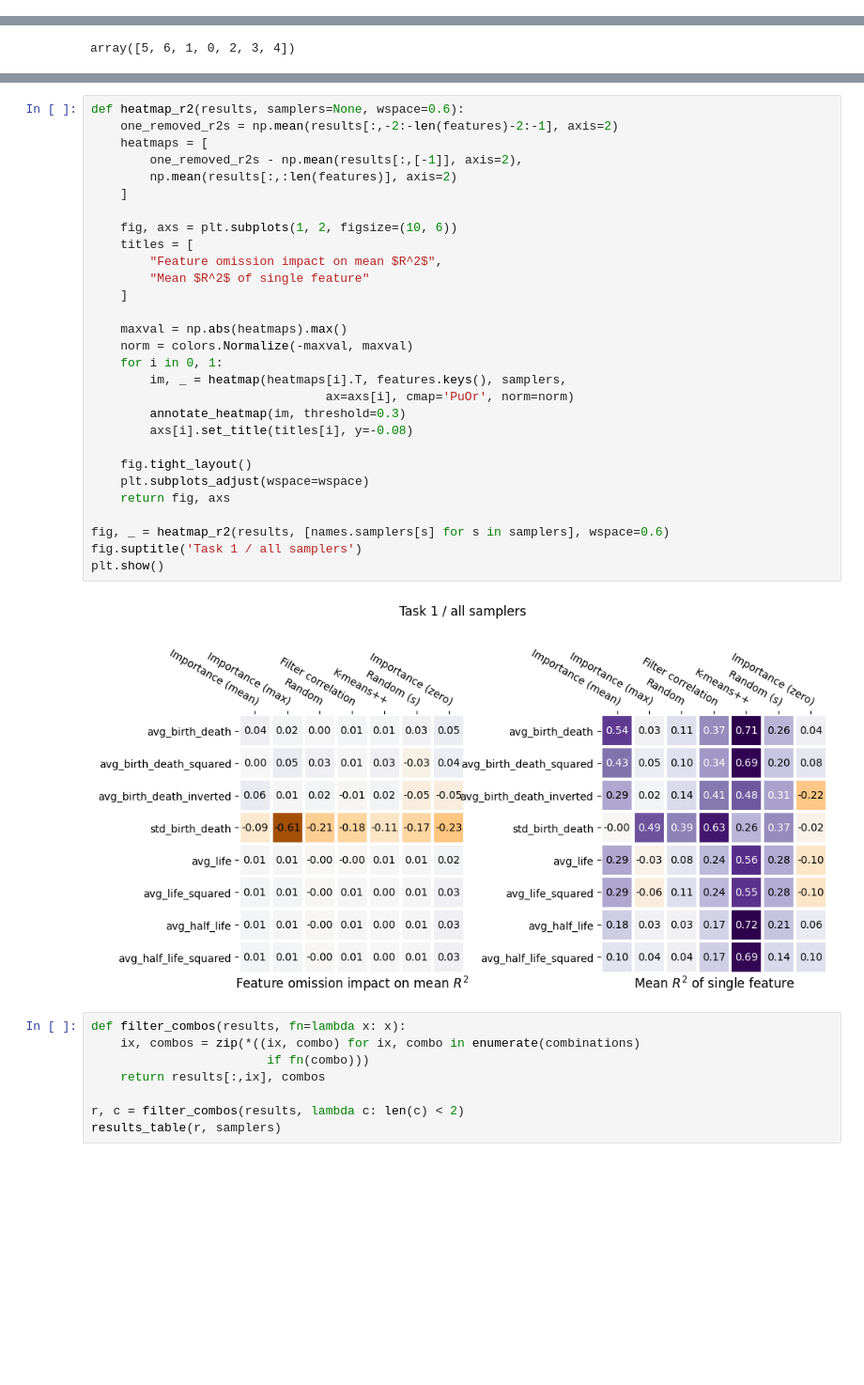
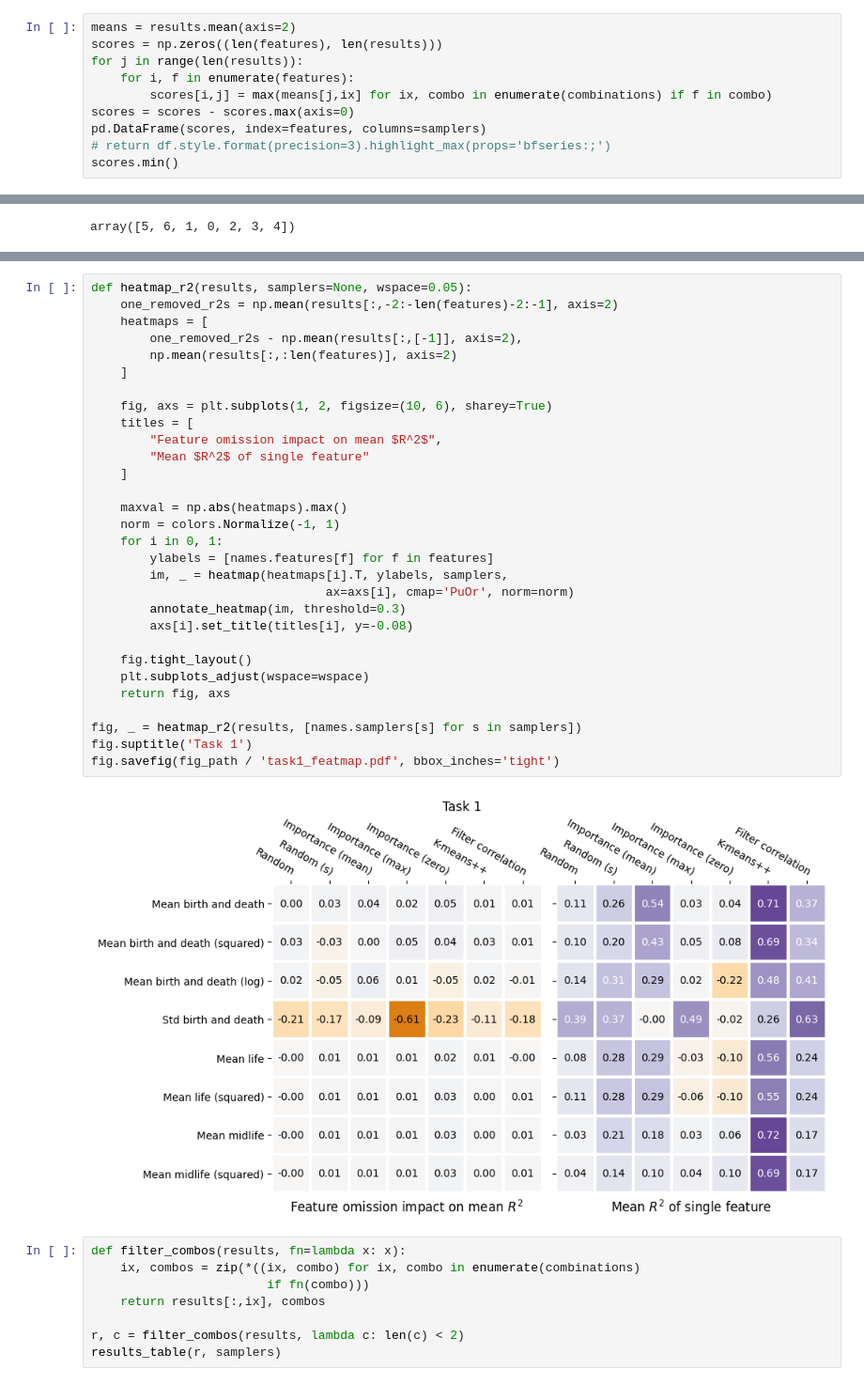
Before and after one commit to carpelli/tfm, a Jupyter notebook: tfm/notebooks/regression.ipynb, the cells around one changed output, grey strips where cells are left out. Shown at 94% size. Cells and saved outputs as stored; diff of their text form; blank space fills up the shorter version.

```diff
--- a/tfm/notebooks/regression.ipynb
+++ b/tfm/notebooks/regression.ipynb
@@ -149,0 +150,10 @@ best_selection_table(r, samplers)
+# %%
+means = results.mean(axis=2)
+scores = np.zeros((len(features), len(results)))
+for j in range(len(results)):
+	for i, f in enumerate(features):
+		scores[i,j] = max(means[j,ix] for ix, combo in enumerate(combinations) if f in combo)
+scores = scores - scores.max(axis=0)
+pd.DataFrame(scores, index=features, columns=samplers)
+# return df.style.format(precision=3).highlight_max(props='bfseries:;')
+scores.min()
@@ -255,36 +264,37 @@ plt.savefig('notebooks/out/figures/task1_violin_all.pdf', bbox_inches='tight')
 # %% [output]
 [figure]
 # %%
-def heatmap_r2(results, samplers=None, wspace=0.6):
+def heatmap_r2(results, samplers=None, wspace=0.05):
 	one_removed_r2s = np.mean(results[:,-2:-len(features)-2:-1], axis=2)
 	heatmaps = [
 		one_removed_r2s - np.mean(results[:,[-1]], axis=2),
 		np.mean(results[:,:len(features)], axis=2)
 	]
 
-	fig, axs = plt.subplots(1, 2, figsize=(10, 6))
+	fig, axs = plt.subplots(1, 2, figsize=(10, 6), sharey=True)
 	titles = [
 		"Feature omission impact on mean $R^2$",
 		"Mean $R^2$ of single feature"
 	]
 
 	maxval = np.abs(heatmaps).max()
-	norm = colors.Normalize(-maxval, maxval)
+	norm = colors.Normalize(-1, 1)
 	for i in 0, 1:
-		im, _ = heatmap(heatmaps[i].T, features.keys(), samplers,
+		ylabels = [names.features[f] for f in features]
+		im, _ = heatmap(heatmaps[i].T, ylabels, samplers,
 								ax=axs[i], cmap='PuOr', norm=norm)
 		annotate_heatmap(im, threshold=0.3)
 		axs[i].set_title(titles[i], y=-0.08)
 
 	fig.tight_layout()
 	plt.subplots_adjust(wspace=wspace)
 	return fig, axs
 
-fig, _ = heatmap_r2(results, [names.samplers[s] for s in samplers], wspace=0.6)
-fig.suptitle('Task 1 / all samplers')
-plt.show()
+fig, _ = heatmap_r2(results, [names.samplers[s] for s in samplers])
+fig.suptitle('Task 1')
+fig.savefig(fig_path / 'task1_featmap.pdf', bbox_inches='tight')
 # %% [output]
-[figure, old version]
+[figure, new version]
 # %%
 def filter_combos(results, fn=lambda x: x):
 	ix, combos = zip(*((ix, combo) for ix, combo in enumerate(combinations)
```
Also changed, not shown: parts of 26 cells of this notebook, 7 other files.
